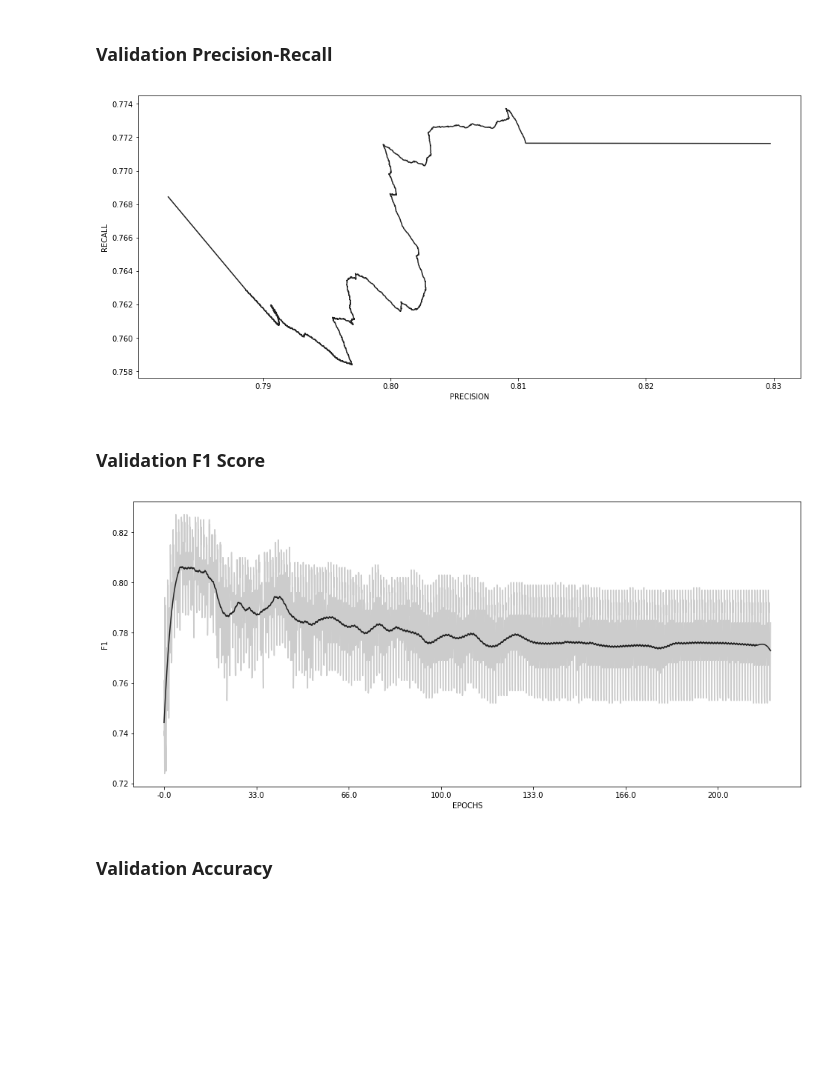
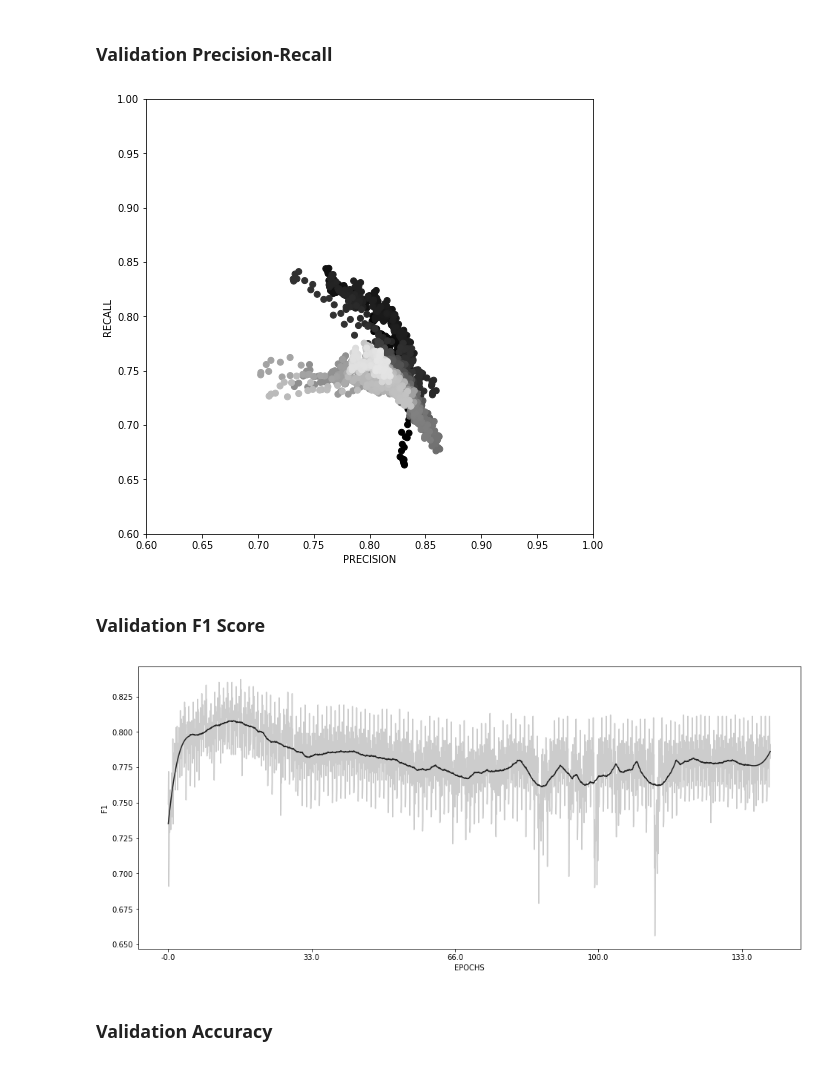
Before and after one commit to sraashis/deepdyn, a Jupyter notebook: notebook/TEST.ipynb, the cells around one changed output. Drawn from its saved outputs; the diff is of its cells as text; code cells hidden in the pictures; blank space fills up the shorter version.

Commit message:
Per image validation.

```diff
--- a/notebook/TEST.ipynb
+++ b/notebook/TEST.ipynb
@@ -8,7 +8,7 @@ from scipy.signal import savgol_filter
 # %%
 os.chdir('C:\\Projects\\ature\\net_logs')
 # %%
-train_val = pd.read_csv('chkDRIVEunet.tar-TRAIN.csv', index_col='TYPE')
+train_val = pd.read_csv('unet-drive.chk.tar-TRAIN.csv', index_col='TYPE')
 
 val = train_val.query('TYPE==1')
 T_val = np.arange(val.shape[0])
@@ -16,20 +16,26 @@ T_val = np.arange(val.shape[0])
 train = train_val.query('TYPE==0')
 T_train =np.arange(train.shape[0])
 
-test= pd.read_csv('chkDRIVEunet.tar-TEST.csv', index_col='TYPE')
+test= pd.read_csv('unet-drive.chk.tar-TEST.csv', index_col='TYPE')
 T_test = np.arange(test.shape[0])
 # %% [markdown]
 ### Validation Precision-Recall
 # %%
-plt.rcParams["figure.figsize"] = [16,7]
-prec_hat=savgol_filter(val['PRECISION'], 1111, 1)
-rec_hat=savgol_filter(val['RECALL'], 1111, 1)
+plt.rcParams["figure.figsize"] = [8,8]
+prec_hat=savgol_filter(val['PRECISION'], 11, 1)
+rec_hat=savgol_filter(val['RECALL'], 11, 1)
 plt.xlabel('PRECISION')
 plt.ylabel('RECALL')
-plt.plot(prec_hat, rec_hat, color='#222222')
+import itertools
+z = np.linspace(0,0.9, len(prec_hat))
+y = np.column_stack((z,z,z))
+colors = itertools.cycle
+plt.scatter(prec_hat, rec_hat, color=y)
+plt.xlim((0.6, 1))
+plt.ylim((0.6, 1))
 plt.show()
 # %% [output]
-[figure, old version]
+[figure, new version]
 # %% [markdown]
 ### Validation F1 Score
 # %%
@@ -46,7 +52,7 @@ plt.xlabel('EPOCHS')
 plt.ylabel('F1')
 plt.show()
 # %% [output]
-[figure, old version]
+[figure, new version]
 # %% [markdown]
 ### Validation Accuracy
 # %%
```
Also changed, not shown: parts of 19 cells of this notebook, 9 other files.
